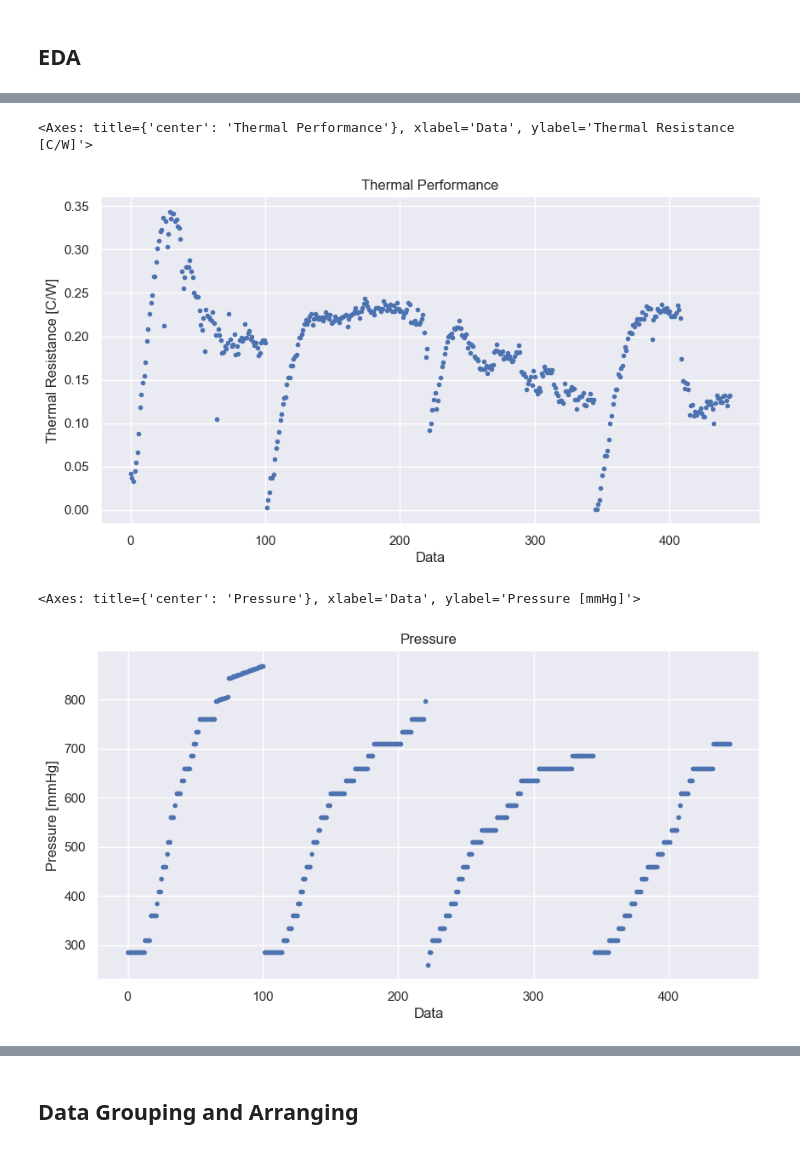
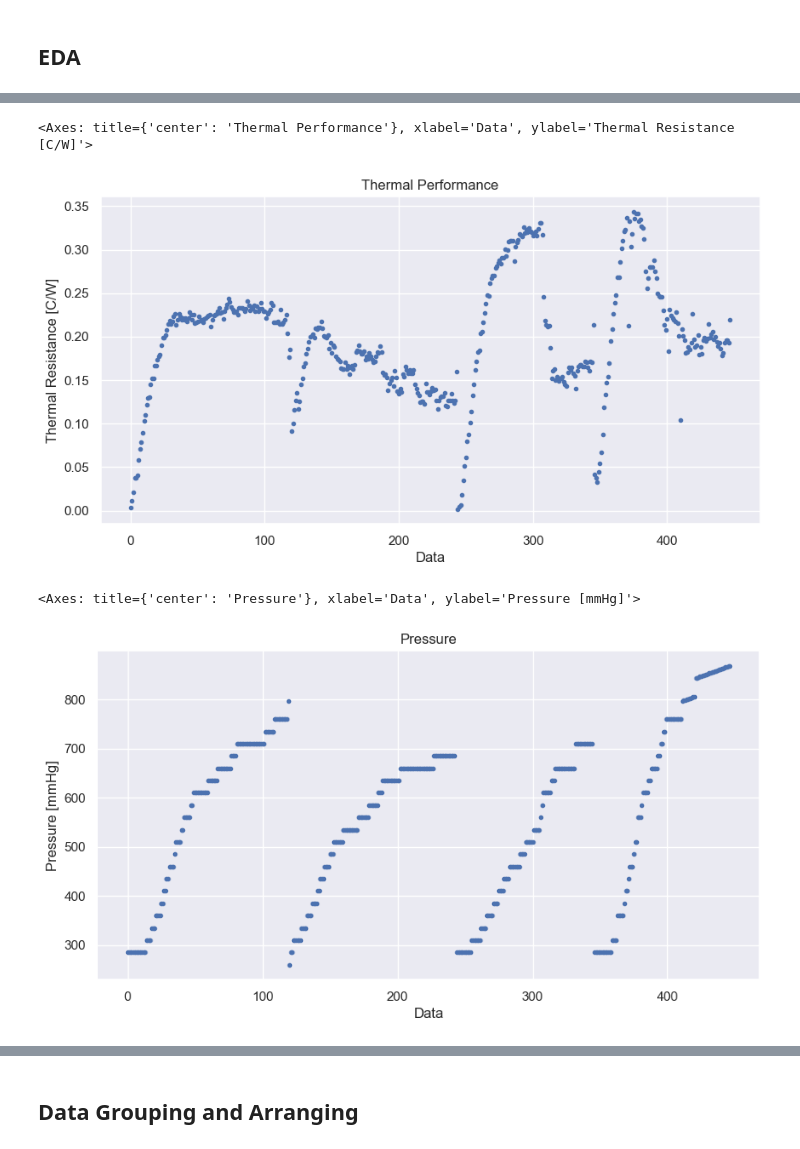
Before and after one commit to nirmalparmarphd/PulseHeatPipe, a Jupyter notebook: DA_php_al203_60fr.ipynb, the cells around one changed output, grey strips where cells are left out. Drawn from its saved outputs; the diff is of its cells as text; code cells hidden in the pictures.

```diff
--- a/DA_php_al203_60fr.ipynb
+++ b/DA_php_al203_60fr.ipynb
@@ -21,7 +21,7 @@ from ipynb.fs.full.mdf import DataChop, DataArrange, DataETL
 ## Data loading
 # %%
 # loading and cleaning data
-df = DataETL('data/data_php_al2o3/')
+df = DataETL('data/al2o3_diwater_exp/60_FR/')
 # %% [markdown]
 ## EDA
 # %%
@@ -70,16 +70,16 @@ df['Resistance (oC/W)'].plot(style='.',
                              ylabel='Thermal Resistance [C/W]')
 # %% [output]
 <Axes: title={'center': 'Thermal Performance'}, xlabel='Data', ylabel='Thermal Resistance [C/W]'>
-[figure, old version]
+[figure, new version]
 # %%
-df['Pressure (mm of Hg).1'].plot(style='.',
+df['Pressure (mm of Hg)'].plot(style='.',
                                  figsize=(10,5),
                                  title='Pressure',
                                  xlabel='Data',
                                  ylabel='Pressure [mmHg]')
 # %% [output]
 <Axes: title={'center': 'Pressure'}, xlabel='Data', ylabel='Pressure [mmHg]'>
-[figure, old version]
+[figure, new version]
 # %%
 df['Te - Tc (oC)'].plot(style='.',
                         figsize=(10,5),
```
Also changed, not shown: parts of 19 cells of this notebook, 21 other files.
